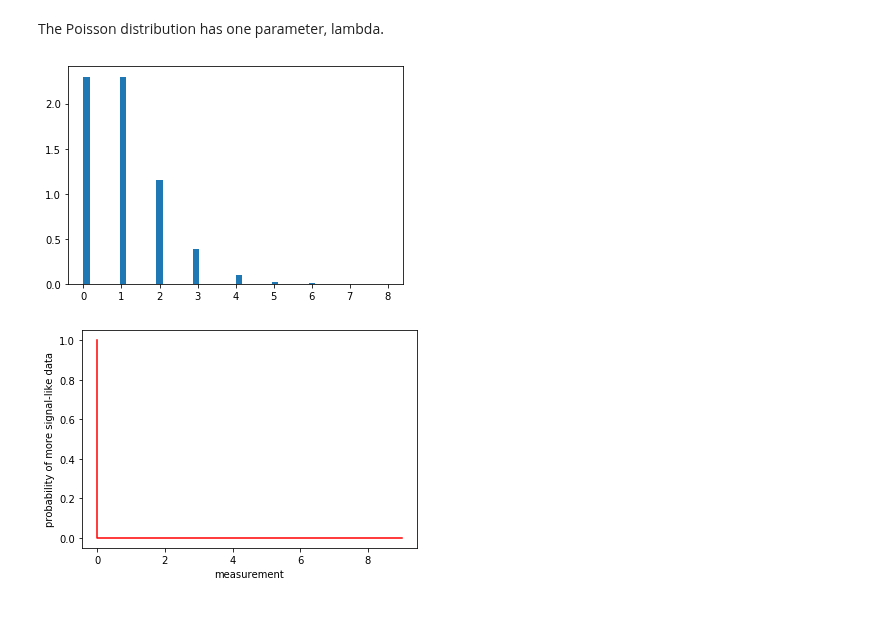
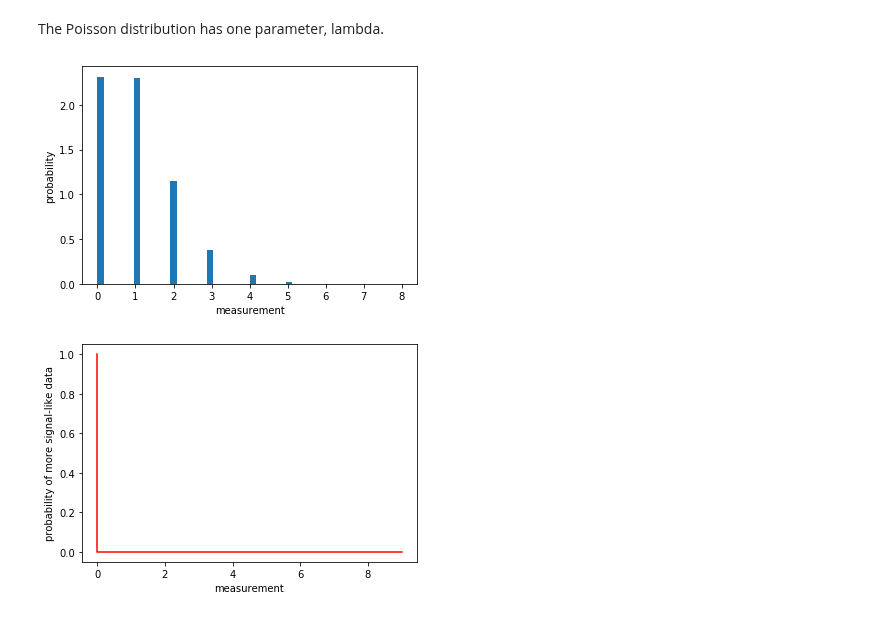
Before and after one commit to sotha-sil/Phys_434, a Jupyter notebook: lab1.ipynb, the cells around one changed output. Saved outputs shown, nothing was run; the diff lists cells and outputs as text; code cells hidden in the pictures.

```diff
--- a/lab1.ipynb
+++ b/lab1.ipynb
@@ -138,10 +138,12 @@ The Poisson distribution has one parameter, lambda.
 # %%
 plt.cla()
 p = poisson.rvs(1, size = 100000)
 plt.hist(p, 50, density = True)
+plt.xlabel("measurement")
+plt.ylabel("probability")
 plt.show()
 # %% [output]
-[figure, old version]
+[figure, new version]
 # %%
 plt.cla()
 x = range(10)
```
Also changed, not shown: parts of 4 cells of this notebook, 1 other file.
